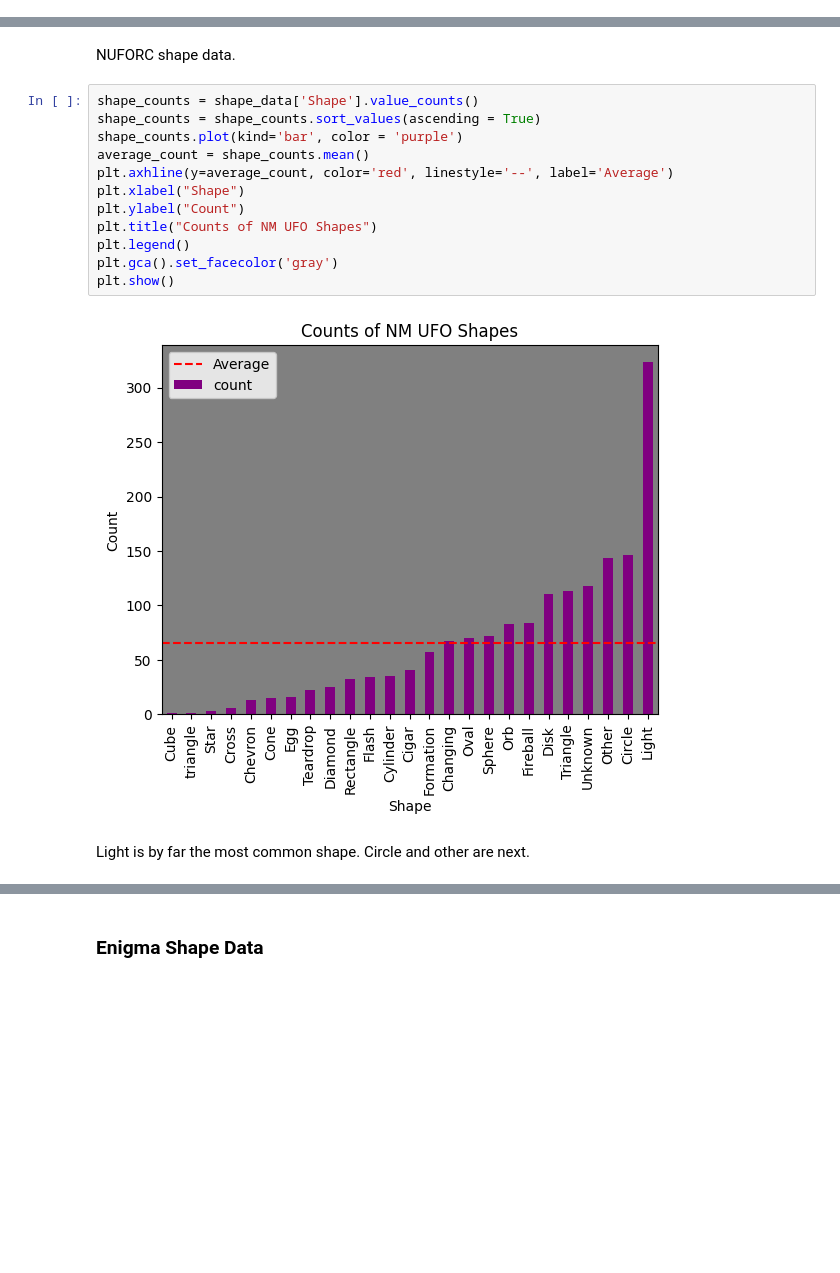
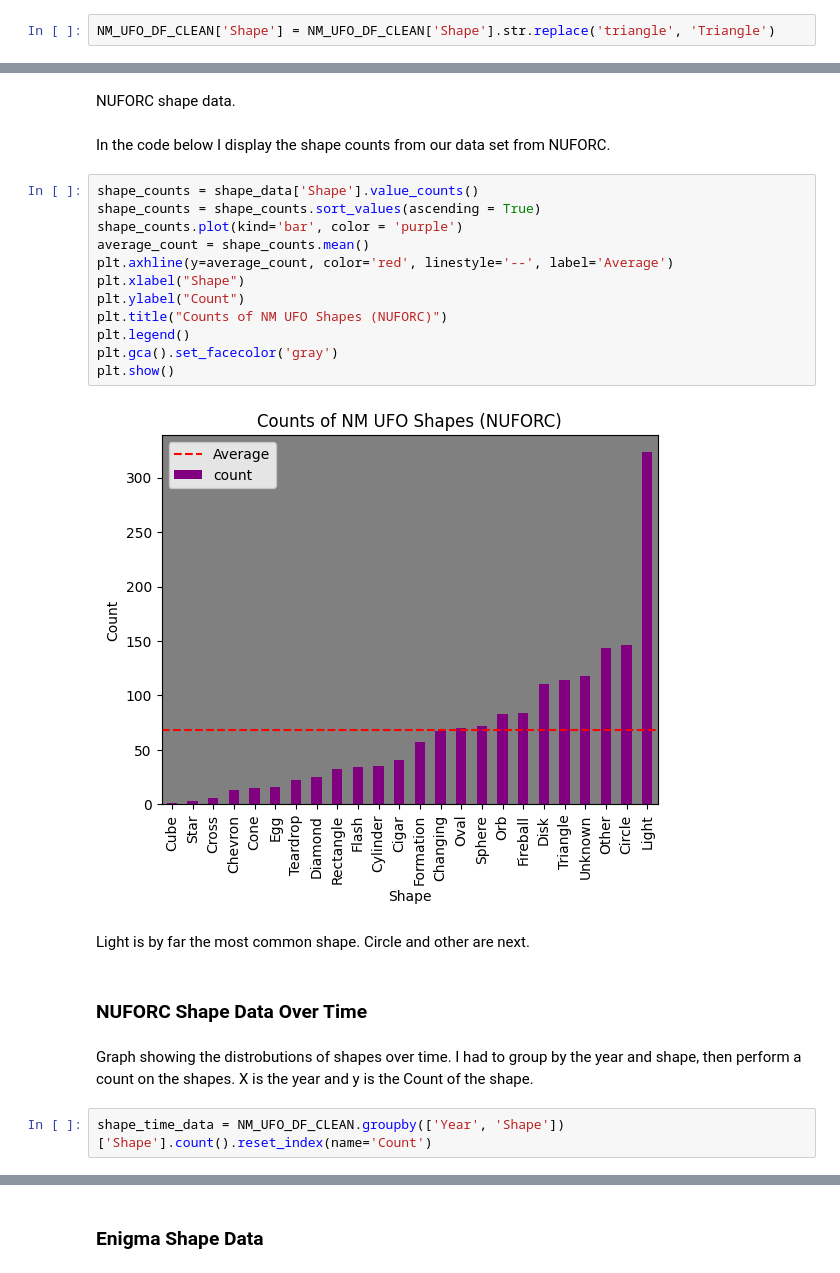
Before and after one commit to ZacharyFry1/Capstone_Project_UFOs, a Jupyter notebook: Captstone_Zack.ipynb, the cells around one changed output, grey strips where cells are left out. Saved outputs shown, nothing was run; the diff lists cells and outputs as text; blank space fills up the shorter version.

```diff
--- a/Captstone_Zack.ipynb
+++ b/Captstone_Zack.ipynb
@@ -93,3 +111,5 @@ See the caveats in the documentation: https://pandas.pydata.org/pandas-docs/stab
+# %%
+NM_UFO_DF_CLEAN['Shape'] = NM_UFO_DF_CLEAN['Shape'].str.replace('triangle', 'Triangle')
 # %% [markdown]
 ## Exploratory Data Analysis
 # %% [markdown]
@@ -203,19 +233,27 @@ shape_data.isnull().sum()
 dtype: int64
 # %% [markdown]
 NUFORC shape data.
+# %% [markdown]
+In the code below I display the shape counts from our data set  from NUFORC.
 # %%
 shape_counts = shape_data['Shape'].value_counts()
 shape_counts = shape_counts.sort_values(ascending = True)
 shape_counts.plot(kind='bar', color = 'purple')
 average_count = shape_counts.mean()
 plt.axhline(y=average_count, color='red', linestyle='--', label='Average')
 plt.xlabel("Shape")
 plt.ylabel("Count")
-plt.title("Counts of NM UFO Shapes")
+plt.title("Counts of NM UFO Shapes (NUFORC)")
 plt.legend()
 plt.gca().set_facecolor('gray')
 plt.show()
 # %% [output]
-[figure, old version]
+[figure, new version]
 # %% [markdown]
 Light is by far the most common shape. Circle and other are next.
+# %% [markdown]
+### NUFORC Shape Data Over Time
+# %% [markdown]
+Graph showing the distrobutions of shapes over time. I had to group by the year and shape, then perform a count on the shapes. X is the year and y is the Count of the shape.
+# %%
+shape_time_data = NM_UFO_DF_CLEAN.groupby(['Year', 'Shape'])['Shape'].count().reset_index(name='Count')
```
Also changed, not shown: parts of 34 cells of this notebook.
